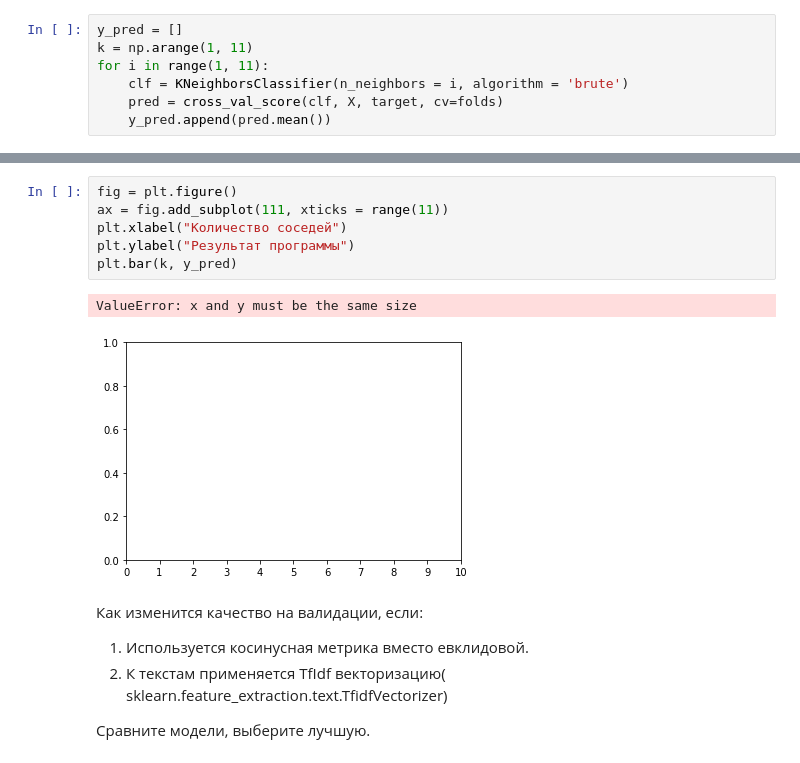
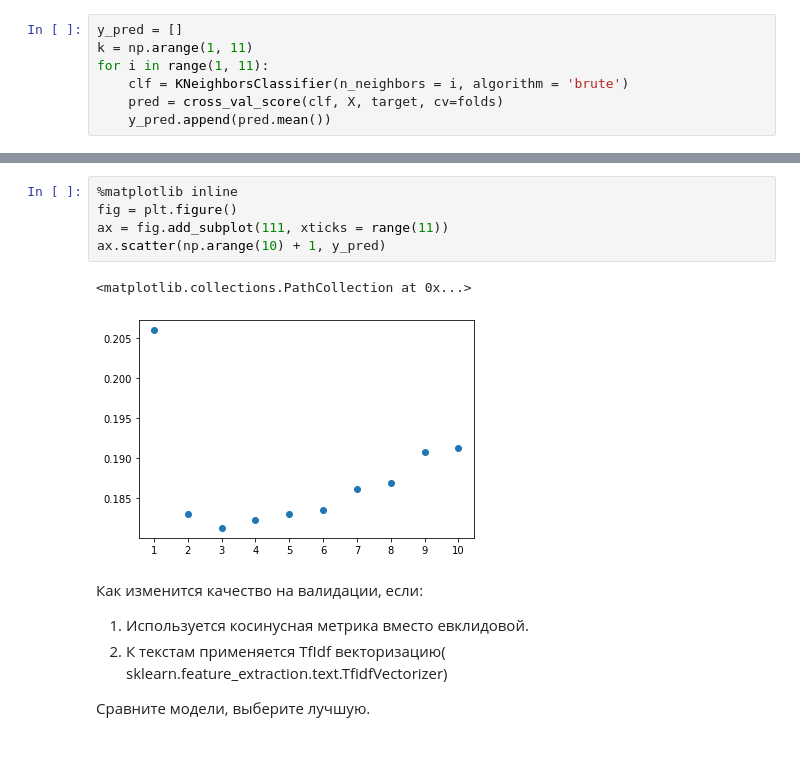
Before and after one commit to Winking-maniac/ml2020, a Jupyter notebook: kalinin_hw1.ipynb, the cells around one changed output, grey strips where cells are left out. Drawn from its saved outputs; the diff is of its cells as text.

```diff
--- a/kalinin_hw1.ipynb
+++ b/kalinin_hw1.ipynb
@@ -197,14 +197,13 @@ np.argmax(np.array(res).mean(axis = 1)) + 1
 # %% [output]
 1
 # %%
+%matplotlib inline
 fig = plt.figure()
 ax = fig.add_subplot(111, xticks = range(11))
-plt.xlabel("Количество соседей")
-plt.ylabel("Результат программы")
-plt.bar(k, y_pred)
+ax.scatter(np.arange(10) + 1, y_pred)
 # %% [output]
-ValueError: x and y must be the same size
+<matplotlib.collections.PathCollection at 0x...>
-[figure, old version]
+[figure, new version]
 # %% [markdown]
 Как изменится качество на валидации, если:
 
```
Also changed, not shown: parts of 11 cells of this notebook.
